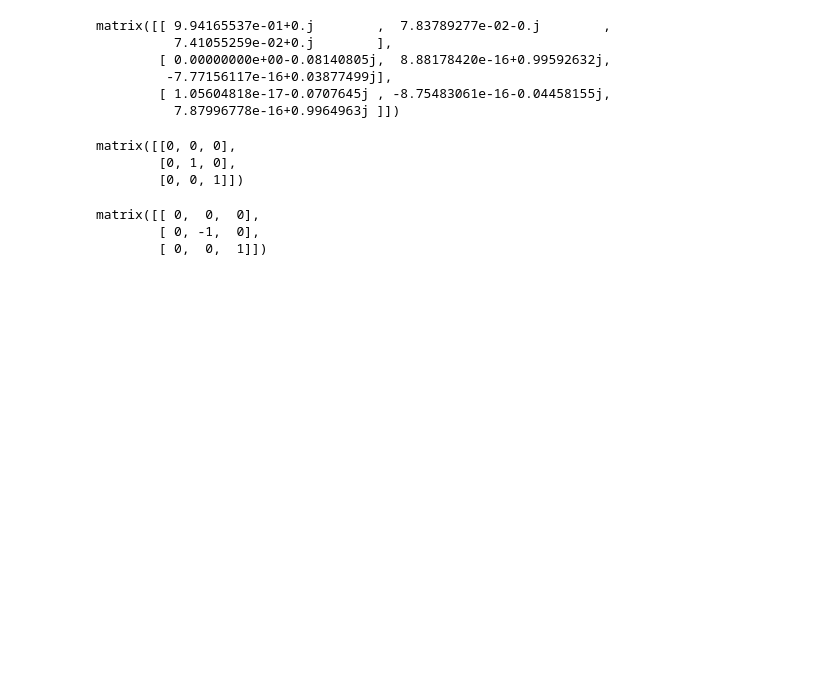
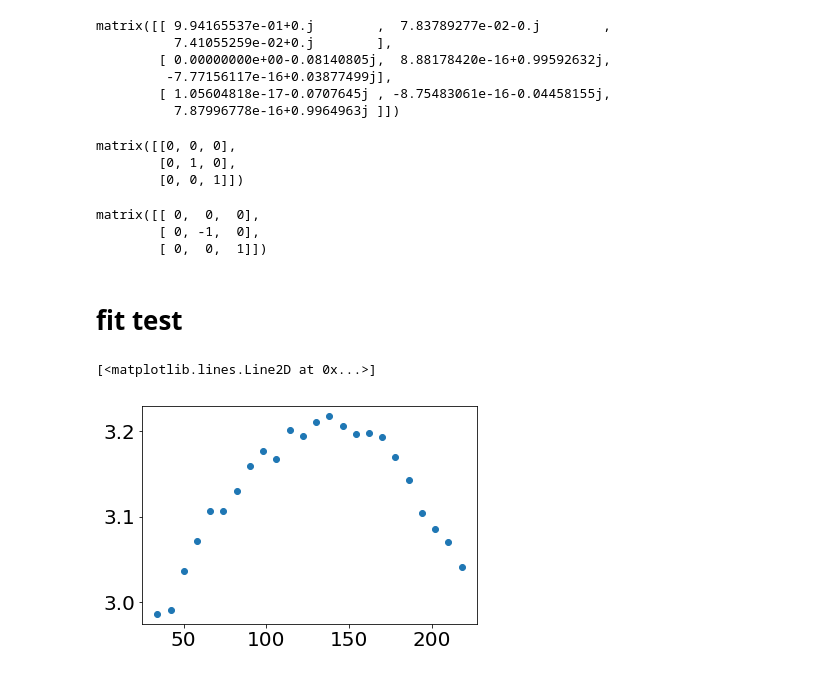
Before and after one commit to JanGieseler/pynvcenter, a Jupyter notebook: notebooks/NV_center_properties.ipynb, the cells around one changed output. Cells and saved outputs as stored; diff of their text form; code cells hidden in the pictures; blank space fills up the shorter version.

```diff
--- a/notebooks/NV_center_properties.ipynb
+++ b/notebooks/NV_center_properties.ipynb
@@ -943,3 +901,5 @@ nv.Sz
 matrix([[ 0,  0,  0],
         [ 0, -1,  0],
         [ 0,  0,  1]])
+# %% [markdown]
+# fit test
@@ -945,0 +946,11 @@ matrix([[ 0,  0,  0],
+# %%
+
+angles = np.arange(34, 220, 8)
+
+
+x = esr_ring_scan_freqs(angle)[:,0,1]*1e-9  # the part of the esr that we identified
+x += 0.01*np.random.normal(size=x.shape)
+plt.plot(angle,x, 'o')
+# %% [output]
+[<matplotlib.lines.Line2D at 0x...>]
+[figure, added]
```
Also changed, not shown: parts of 38 cells of this notebook, 3 other files.
